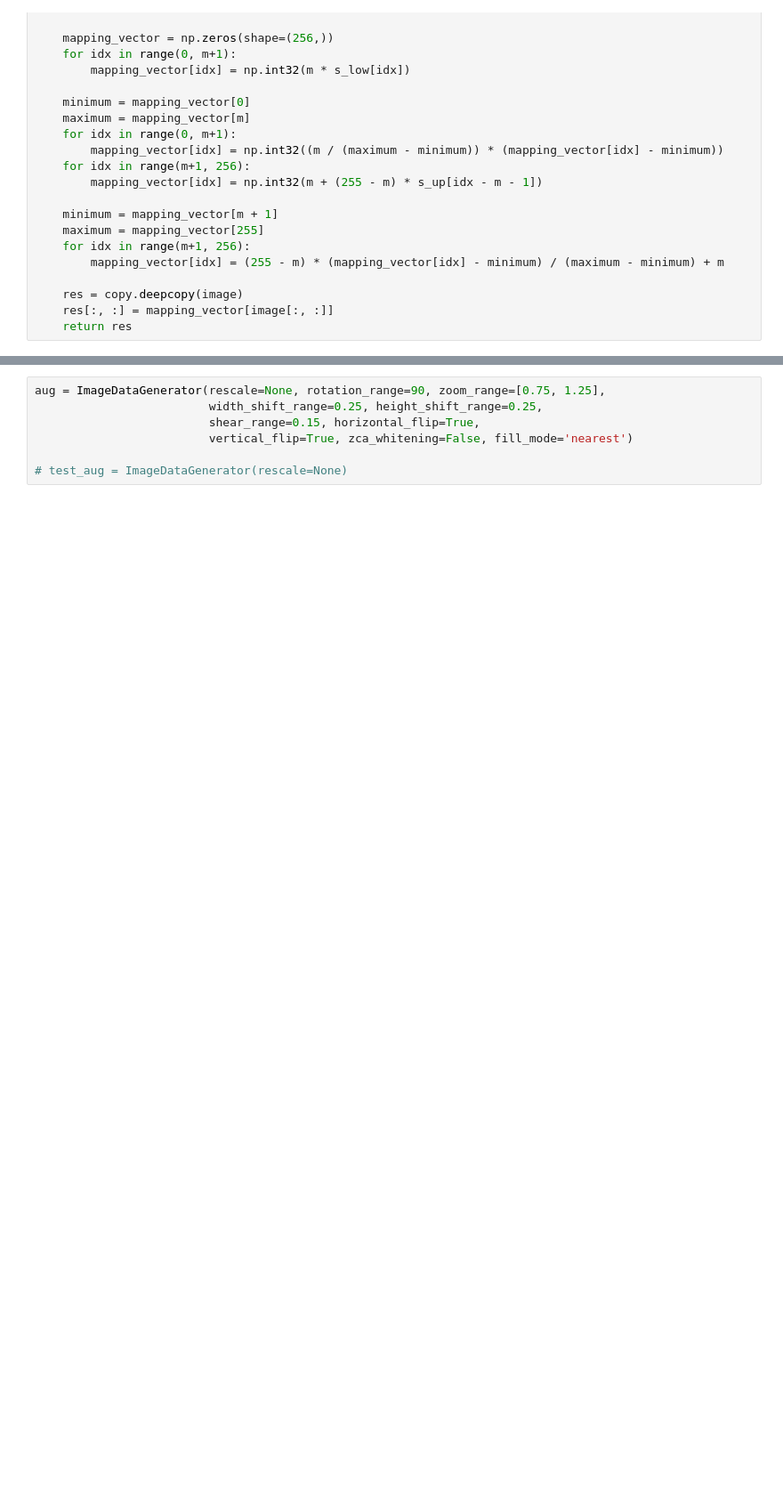
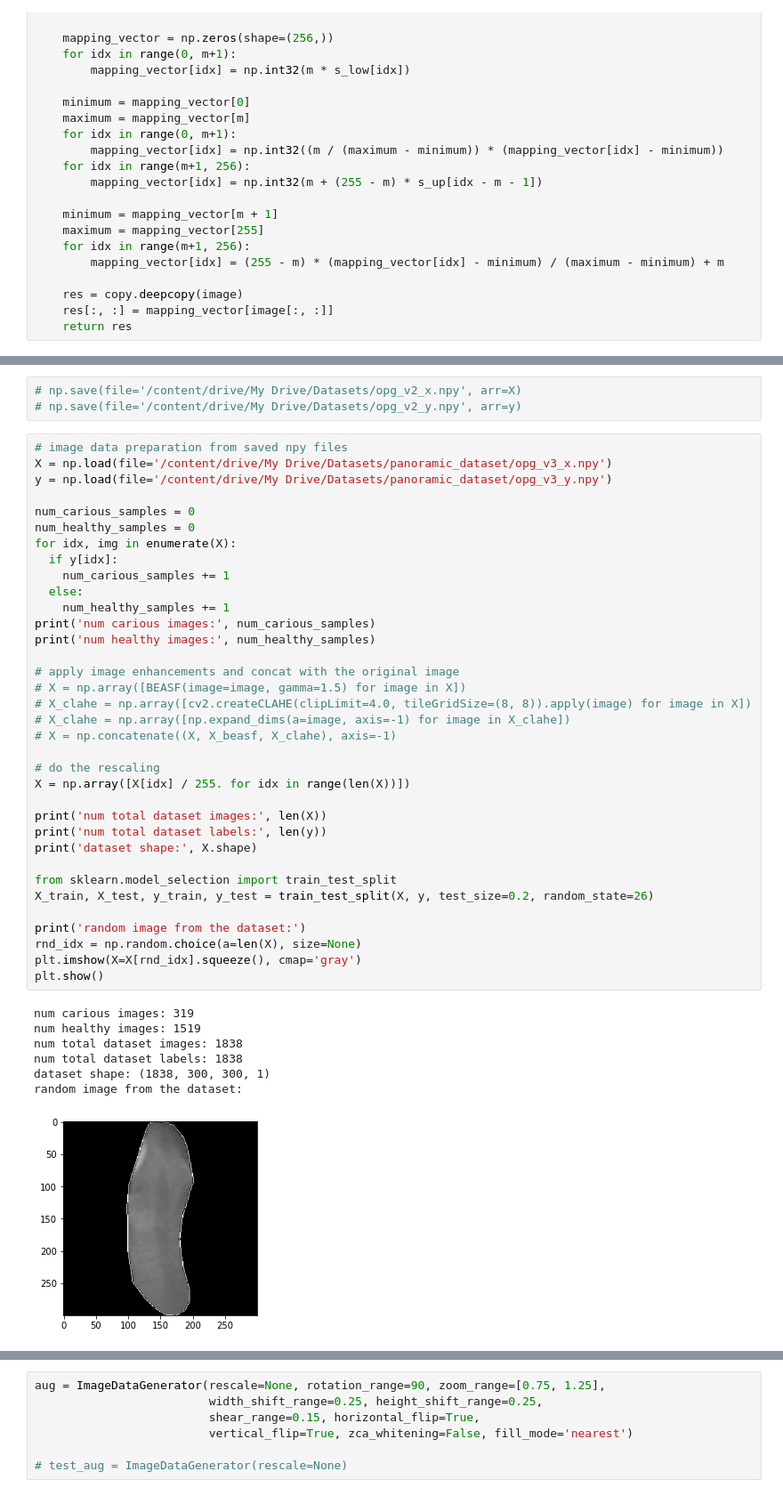
Before and after one commit to armiro/Dental-Caries-Classification, a Jupyter notebook: dental_caries_detection.ipynb, the cells around one changed output, grey strips where cells are left out. Shown: that part at 89% size. Drawn from its saved outputs; the diff is of its cells as text; blank space fills up the shorter version.

```diff
--- a/dental_caries_detection.ipynb
+++ b/dental_caries_detection.ipynb
@@ -183,0 +198,46 @@ random image from the dataset:
+# %%
+# np.save(file='/content/drive/My Drive/Datasets/opg_v2_x.npy', arr=X)
+# np.save(file='/content/drive/My Drive/Datasets/opg_v2_y.npy', arr=y)
+# %%
+# image data preparation from saved npy files
+X = np.load(file='/content/drive/My Drive/Datasets/panoramic_dataset/opg_v3_x.npy')
+y = np.load(file='/content/drive/My Drive/Datasets/panoramic_dataset/opg_v3_y.npy')
+
+num_carious_samples = 0
+num_healthy_samples = 0
+for idx, img in enumerate(X):
+  if y[idx]:
+    num_carious_samples += 1
+  else:
+    num_healthy_samples += 1
+print('num carious images:', num_carious_samples)
+print('num healthy images:', num_healthy_samples)
+
+# apply image enhancements and concat with the original image
+# X = np.array([BEASF(image=image, gamma=1.5) for image in X])
+# X_clahe = np.array([cv2.createCLAHE(clipLimit=4.0, tileGridSize=(8, 8)).apply(image) for image in X])
+# X_clahe = np.array([np.expand_dims(a=image, axis=-1) for image in X_clahe])
+# X = np.concatenate((X, X_beasf, X_clahe), axis=-1)
+
+# do the rescaling
+X = np.array([X[idx] / 255. for idx in range(len(X))])
+
+print('num total dataset images:', len(X))
+print('num total dataset labels:', len(y))
+print('dataset shape:', X.shape)
+
+from sklearn.model_selection import train_test_split
+X_train, X_test, y_train, y_test = train_test_split(X, y, test_size=0.2, random_state=26)
+
+print('random image from the dataset:')
+rnd_idx = np.random.choice(a=len(X), size=None)
+plt.imshow(X=X[rnd_idx].squeeze(), cmap='gray')
+plt.show()
+# %% [output]
+num carious images: 319
+num healthy images: 1519
+num total dataset images: 1838
+num total dataset labels: 1838
+dataset shape: (1838, 300, 300, 1)
+random image from the dataset:
+[figure, added]
```
Also changed, not shown: parts of 11 cells of this notebook.
